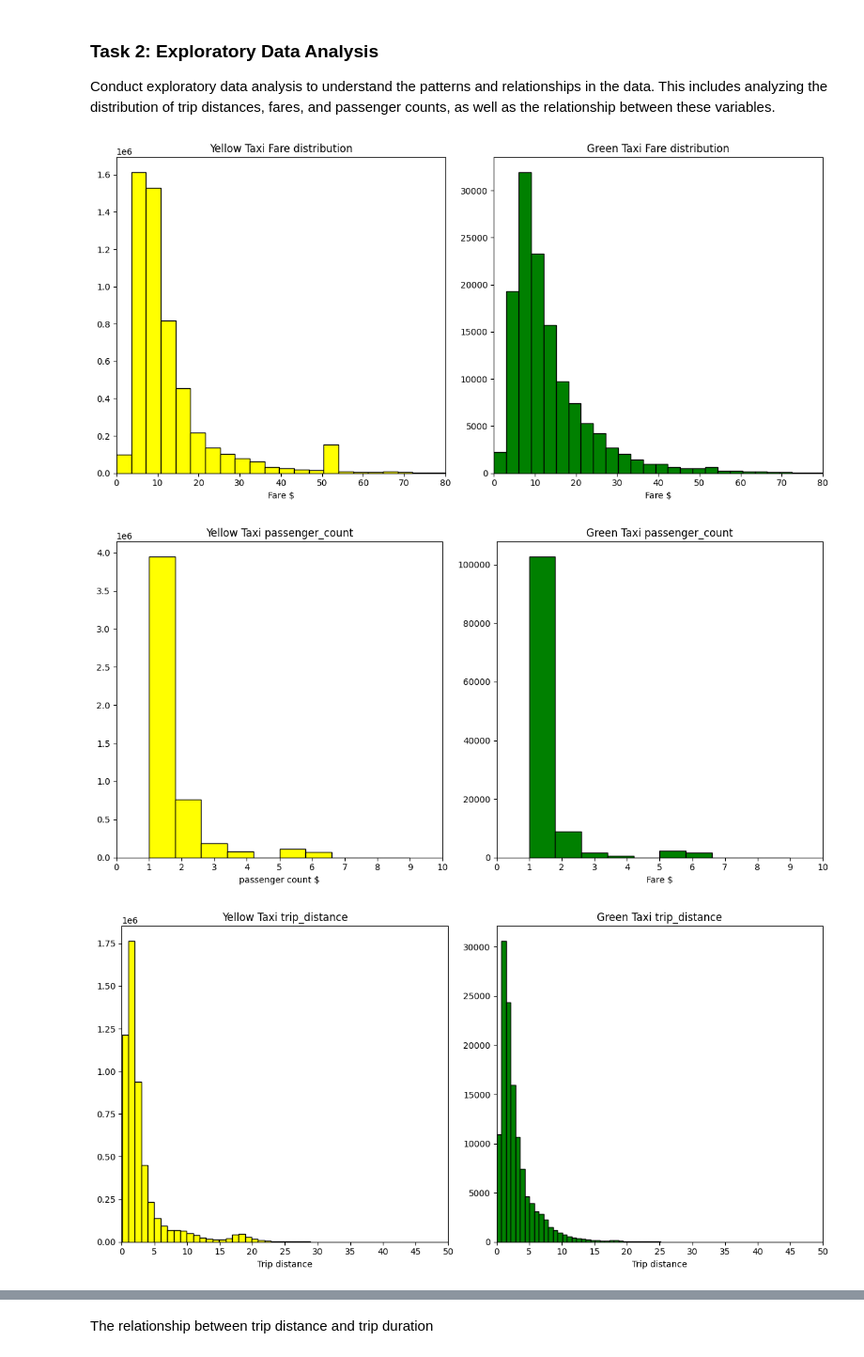
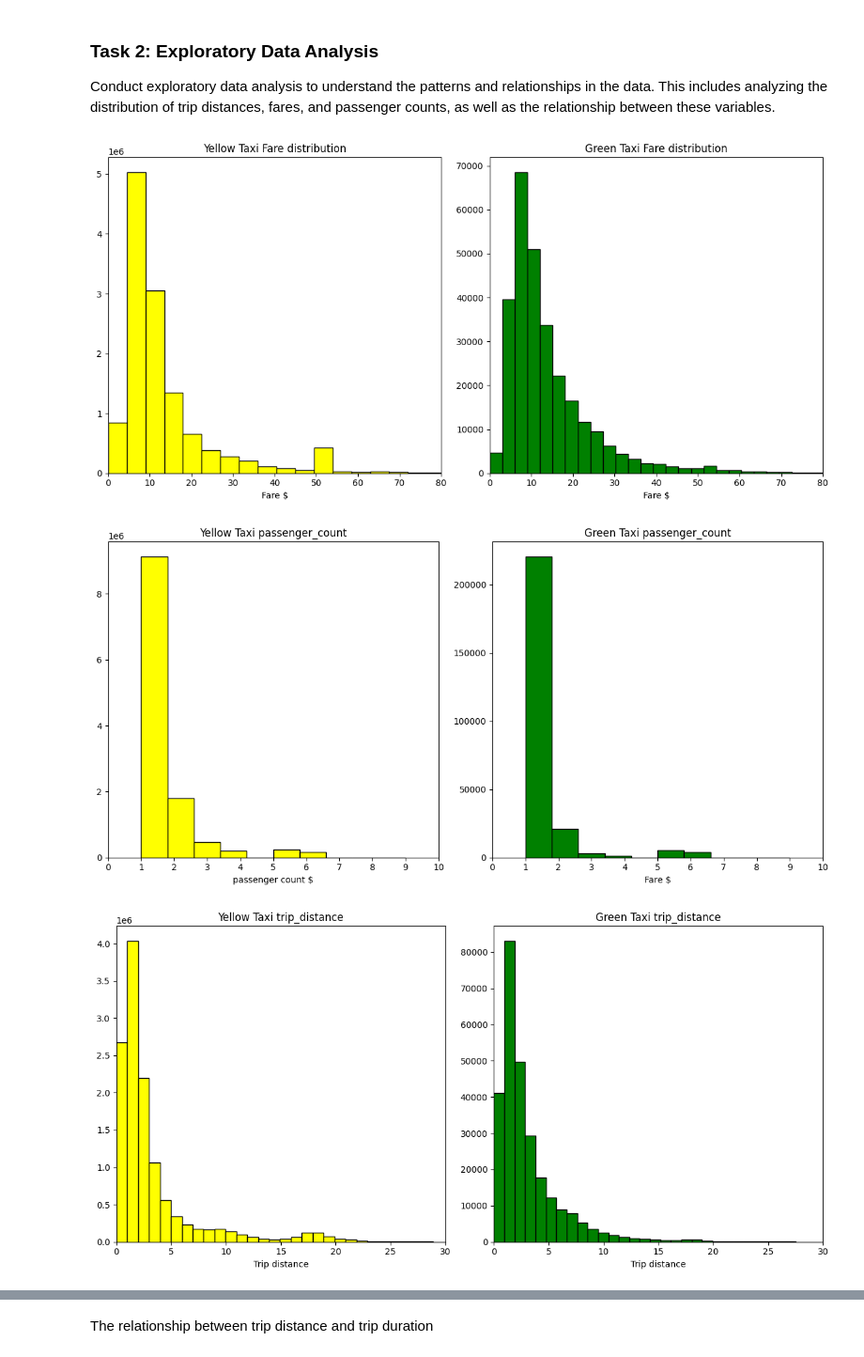
Before and after one commit to Strongside-87/Project-Delivery, a Jupyter notebook: 4_temporal_spatial_data_analysis.ipynb, the cells around one changed output, grey strips where cells are left out. Shown at 94% size. Saved outputs shown, nothing was run; the diff lists cells and outputs as text; code cells hidden in the pictures.

```diff
--- a/4_temporal_spatial_data_analysis.ipynb
+++ b/4_temporal_spatial_data_analysis.ipynb
@@ -32,7 +32,7 @@ base_url_green = "https://d37ci6vzurychx.cloudfront.net/trip-data/green_tripdata
 zones_url = 'https://drive.google.com/file/d/12VgjWXkyEBsxzuKFxIkAevEbao85ei0T/view?usp=sharing'
 
 # Define the months and year you're interested in
-months = ['01', '02']
+months = ['01','02','03','04']
 year = '2022'
 
 # Create empty lists to store the dataframes
@@ -121,7 +121,7 @@ plt.tight_layout()
 # Display the plot
 plt.show()
 # %% [output]
-[figure, old version]
+[figure, new version]
 # %%
 import matplotlib.pyplot as plt
 import pandas as pd
@@ -154,40 +154,40 @@ plt.tight_layout()
 # Display the plot
 plt.show()
 # %% [output]
-[figure, old version]
+[figure, new version]
 # %%
 import matplotlib.pyplot as plt
 import pandas as pd
 
 # Filter the data for df_yellow
 df_yellow_filtered = df_yellow[(df_yellow["trip_distance"] <= 100) & (df_yellow["trip_distance"] > 0) & (df_yellow["trip_distance"] <= 100)]
 
 # Filter the data for df_green
 df_green_filtered = df_green[(df_green["trip_distance"] <= 100) & (df_green["trip_distance"] > 0) & (df_green["trip_distance"] <= 100)]
 
 # Create a figure with two subplots
 fig, axs = plt.subplots(1, 2, figsize=(12, 6))
 
 # Plot for df_yellow
 axs[0].hist(df_yellow_filtered["trip_distance"], bins=100, color="yellow", edgecolor='black')
-axs[0].set_xlim(0, 50)
+axs[0].set_xlim(0, 30)
 axs[0].set_title("Yellow Taxi trip_distance")
 axs[0].set_xlabel("Trip distance")
-axs[0].set_xticks(range(0, 51, 5))
+axs[0].set_xticks(range(0, 31, 5))
 
 # Plot for df_green
 axs[1].hist(df_green_filtered["trip_distance"], bins=100, color="green", edgecolor='black')
-axs[1].set_xlim(0, 50)
+axs[1].set_xlim(0, 30)
 axs[1].set_title("Green Taxi trip_distance")
 axs[1].set_xlabel("Trip distance")
-axs[1].set_xticks(range(0, 51, 5))
+axs[1].set_xticks(range(0, 31, 5))
 # Adjust spacing between subplots
 plt.tight_layout()
 
 # Display the plot
 plt.show()
 # %% [output]
-[figure, old version]
+[figure, new version]
 # %%
 
 import matplotlib.pyplot as plt
```
Also changed, not shown: parts of 9 cells of this notebook.
